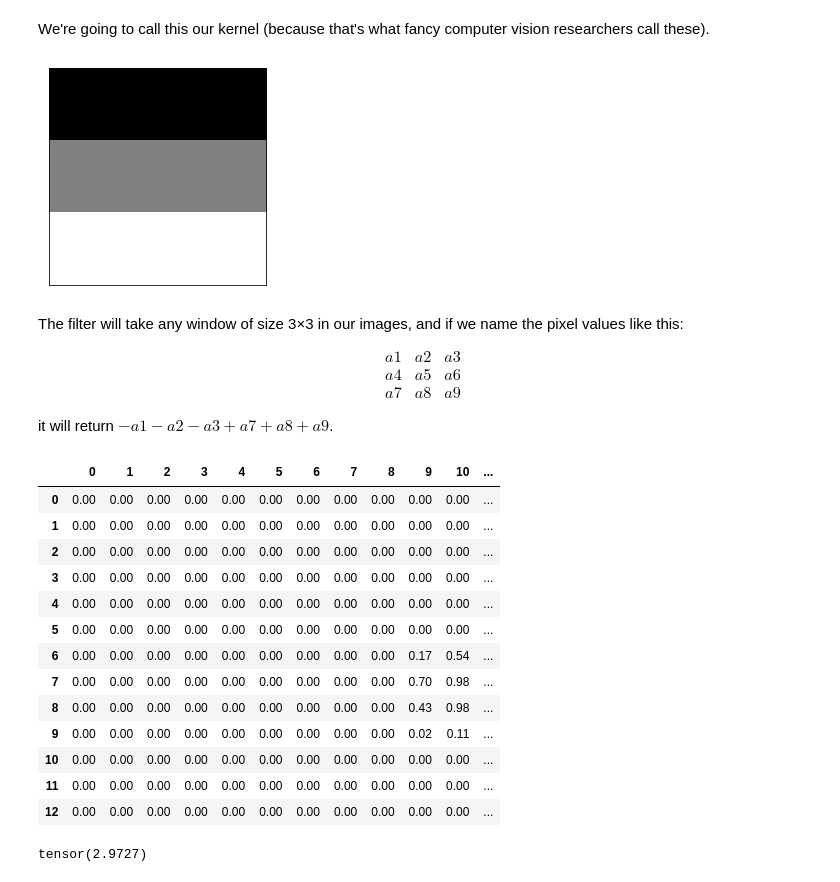
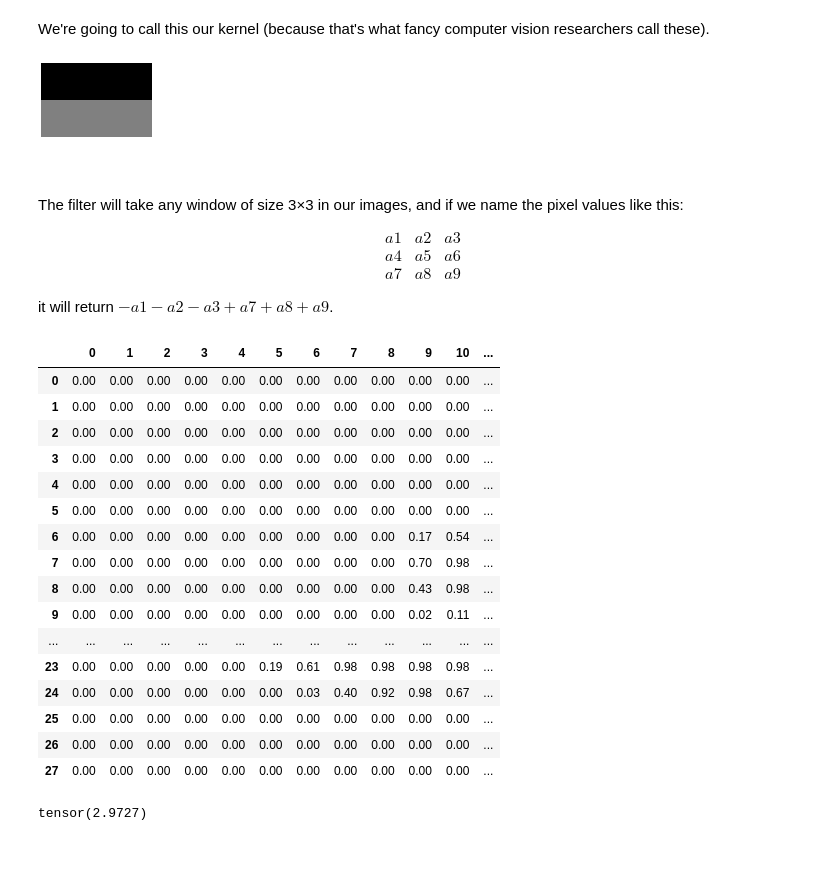
Before and after one commit to bthek1/fastAIcourse, a Jupyter notebook: nbs/170_convolutions.ipynb, the cells around one changed output. Drawn from its saved outputs; the diff is of its cells as text; code cells hidden in the pictures; blank space fills up the shorter version.

```diff
--- a/nbs/170_convolutions.ipynb
+++ b/nbs/170_convolutions.ipynb
@@ -78,9 +79,9 @@ top_edge = tensor([[-1,-1,-1],
 # %% [markdown]
 We're going to call this our kernel (because that's what fancy computer vision researchers call these).
 # %%
-show_image(top_edge, noframe=False);
+show_image(top_edge, noframe=True);
 # %% [output]
-[figure, old version]
+[figure, new version]
 # %% [markdown]
 The filter will take any window of size 3×3 in our images, and if we name the pixel values like this:
 
@@ -88,7 +89,7 @@ $$\begin{matrix} a1 & a2 & a3 \\ a4 & a5 & a6 \\ a7 & a8 & a9 \end{matrix}$$
 
 it will return $-a1-a2-a3+a7+a8+a9$.
 # %%
-df = pd.DataFrame(im3[:13,:23])
+df = pd.DataFrame(im3[:28,:28])
 df.style.format(precision=2).set_properties(**{'font-size':'7pt'}).background_gradient('Greys')
 # %% [output]
 |  | 0 | 1 | 2 | 3 | 4 | 5 | 6 | 7 | 8 | 9 | 10 | ... |
@@ -102,9 +103,12 @@ df.style.format(precision=2).set_properties(**{'font-size':'7pt'}).background_gr
 | 7 | 0.00 | 0.00 | 0.00 | 0.00 | 0.00 | 0.00 | 0.00 | 0.00 | 0.00 | 0.70 | 0.98 | ... |
 | 8 | 0.00 | 0.00 | 0.00 | 0.00 | 0.00 | 0.00 | 0.00 | 0.00 | 0.00 | 0.43 | 0.98 | ... |
 | 9 | 0.00 | 0.00 | 0.00 | 0.00 | 0.00 | 0.00 | 0.00 | 0.00 | 0.00 | 0.02 | 0.11 | ... |
-| 10 | 0.00 | 0.00 | 0.00 | 0.00 | 0.00 | 0.00 | 0.00 | 0.00 | 0.00 | 0.00 | 0.00 | ... |
-| 11 | 0.00 | 0.00 | 0.00 | 0.00 | 0.00 | 0.00 | 0.00 | 0.00 | 0.00 | 0.00 | 0.00 | ... |
-| 12 | 0.00 | 0.00 | 0.00 | 0.00 | 0.00 | 0.00 | 0.00 | 0.00 | 0.00 | 0.00 | 0.00 | ... |
+| ... | ... | ... | ... | ... | ... | ... | ... | ... | ... | ... | ... | ... |
+| 23 | 0.00 | 0.00 | 0.00 | 0.00 | 0.00 | 0.19 | 0.61 | 0.98 | 0.98 | 0.98 | 0.98 | ... |
+| 24 | 0.00 | 0.00 | 0.00 | 0.00 | 0.00 | 0.00 | 0.03 | 0.40 | 0.92 | 0.98 | 0.67 | ... |
+| 25 | 0.00 | 0.00 | 0.00 | 0.00 | 0.00 | 0.00 | 0.00 | 0.00 | 0.00 | 0.00 | 0.00 | ... |
+| 26 | 0.00 | 0.00 | 0.00 | 0.00 | 0.00 | 0.00 | 0.00 | 0.00 | 0.00 | 0.00 | 0.00 | ... |
+| 27 | 0.00 | 0.00 | 0.00 | 0.00 | 0.00 | 0.00 | 0.00 | 0.00 | 0.00 | 0.00 | 0.00 | ... |
 # %%
 (im3[3:6,14:17] * top_edge).sum()
 # %% [output]
```
Also changed, not shown: parts of 8 cells of this notebook, 6 other files.
